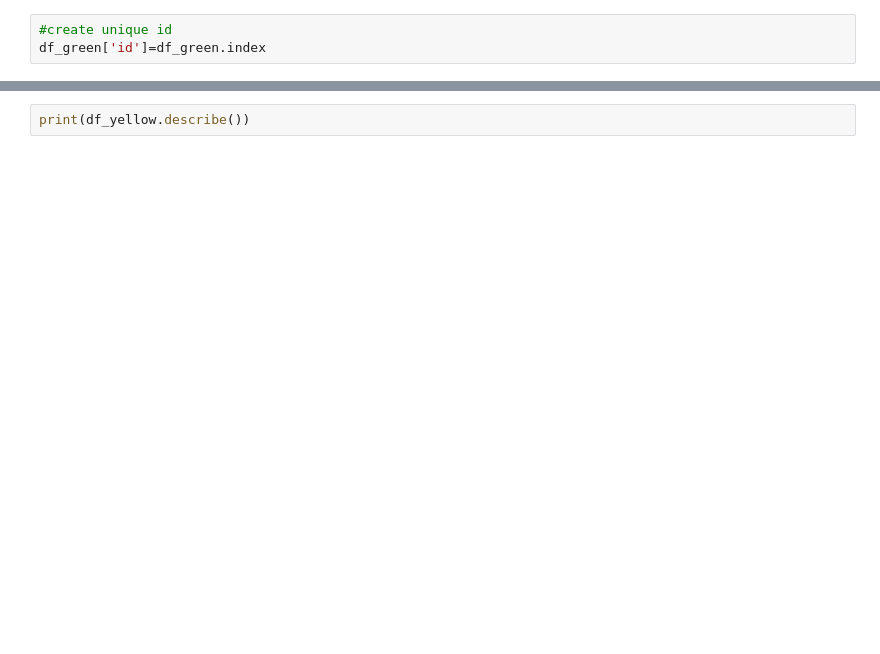
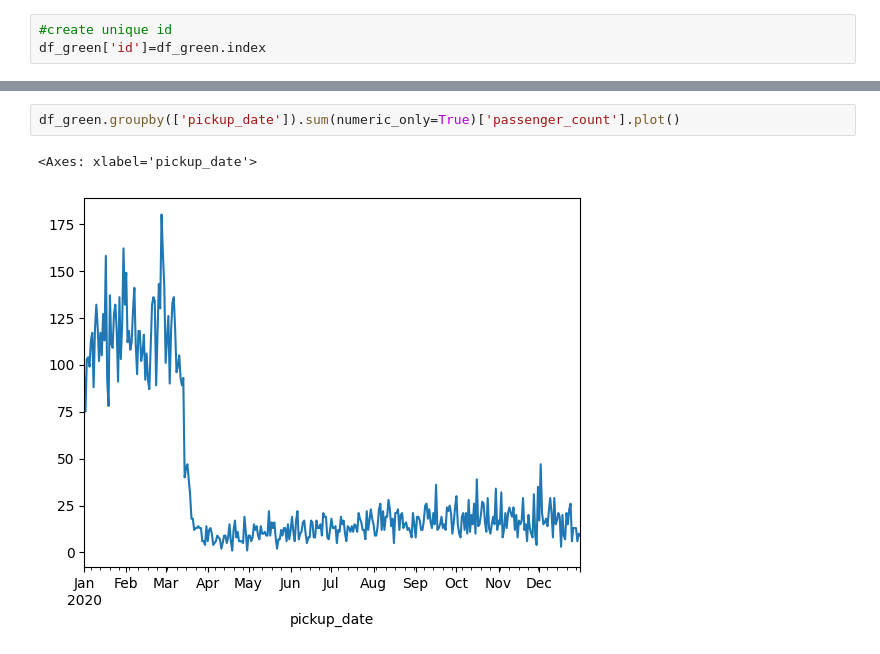
Before and after one commit to luongphambao/nyc-taxi-feature-store, a Jupyter notebook: notebook/eda.ipynb, the cells around one changed output, grey strips where cells are left out. Cells and saved outputs as stored; diff of their text form; blank space fills up the shorter version.

```diff
--- a/notebook/eda.ipynb
+++ b/notebook/eda.ipynb
@@ -145,2 +241,5 @@ plt.show()
-# %%
-print(df_yellow.describe())
+# %%
+df_green.groupby(['pickup_date']).sum(numeric_only=True)['passenger_count'].plot()
+# %% [output]
+<Axes: xlabel='pickup_date'>
+[figure, added]
```
Also changed, not shown: parts of 36 cells of this notebook.
